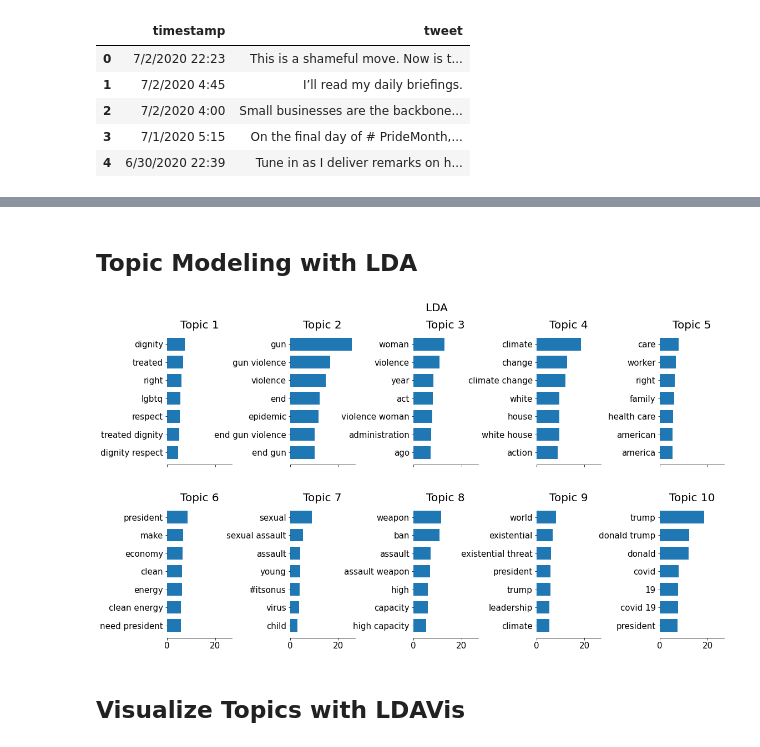
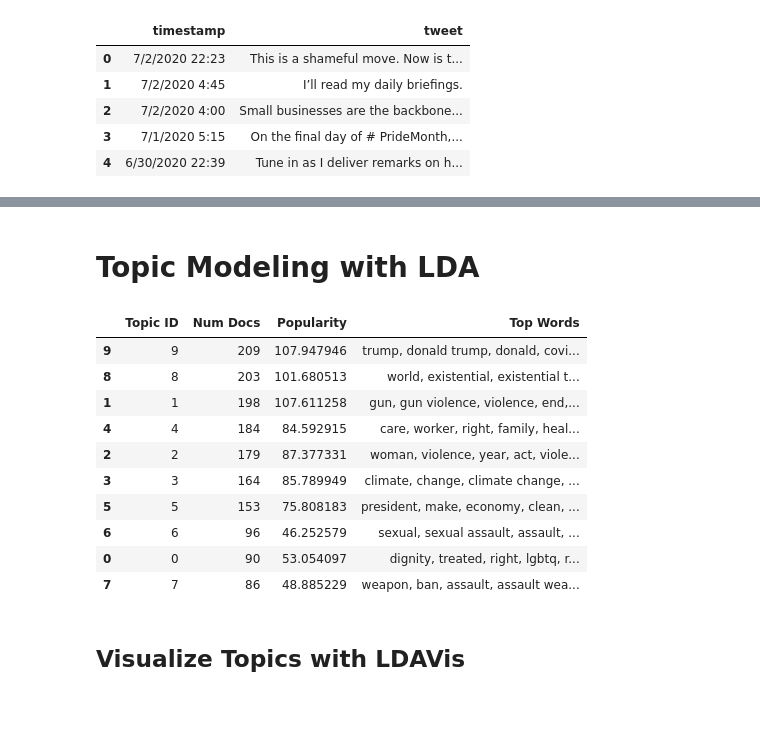
Before and after one commit to stepthom/NLP_course, a Jupyter notebook: topic_models/slides_topicmodeling_biden.ipynb, the cells around one changed output, grey strips where cells are left out. Saved outputs shown, nothing was run; the diff lists cells and outputs as text; code cells hidden in the pictures; blank space fills up the shorter version.

```diff
--- a/topic_models/slides_topicmodeling_biden.ipynb
+++ b/topic_models/slides_topicmodeling_biden.ipynb
@@ -89,6 +67,8 @@ import os
 
 from IPython.core.interactiveshell import InteractiveShell
 InteractiveShell.ast_node_interactivity = "all"
+# %%
+pd.set_option('display.max_colwidth', None)
 # %% [markdown]
 # Read in the Data
 # %%
@@ -287,5 +267,3 @@ def preprocesser(doc):
     doc = ' '.join([lemmer.lemmatize(w) for w in doc.split()])
 
     return doc
-# %%
-df['tweet_clean'] = df['tweet'].apply(preprocesser)
@@ -344,8 +306,28 @@ def plot_top_words(model, feature_names, n_top_words, title):
 
     plt.subplots_adjust(top=0.90, bottom=0.05, wspace=0.90, hspace=0.3)
     plt.show()
+
+def get_top_words(model, W, feature_names, n_top_words=7):
+    output = []
+    for topic_idx, topic in enumerate(model.components_):
+        top_words = [(feature_names[i]) for i in topic.argsort()[:-n_top_words - 1:-1]]
+        top_words = ', '.join(top_words)
+
+        # Metrics
+        support = (W[:,topic_idx]>0.05).sum()
+        weight = W[:,topic_idx].sum()
+
+        output.append({
+            "Topic ID": topic_idx,
+            "Num Docs": support,
+            "Popularity": weight,
+            "Top Words": top_words,
+        })
+
+    df = pd.DataFrame(output).sort_values(by=['Num Docs'], ascending=False)
+    return df
 # %% [markdown]
-## Topic Modeling with LDA
+# Topic Modeling with LDA
 # %%
 from sklearn.decomposition import LatentDirichletAllocation
 
@@ -357,11 +339,21 @@ lda = LatentDirichletAllocation(
     n_jobs=2,
     verbose=0,
     )
-lda = lda.fit(dtm)
+W = lda.fit_transform(dtm)
 # %%
-plot_top_words(lda, feature_names, 7, "LDA")
+get_top_words(lda, W, feature_names, 7)
 # %% [output]
-[figure, removed]
+|  | Topic ID | Num Docs | Popularity | Top Words |
+| 9 | 9 | 209 | 107.947946 | trump, donald trump, donald, covi... |
+| 8 | 8 | 203 | 101.680513 | world, existential, existential t... |
+| 1 | 1 | 198 | 107.611258 | gun, gun violence, violence, end,... |
+| 4 | 4 | 184 | 84.592915 | care, worker, right, family, heal... |
+| 2 | 2 | 179 | 87.377331 | woman, violence, year, act, viole... |
+| 3 | 3 | 164 | 85.789949 | climate, change, climate change, ... |
+| 5 | 5 | 153 | 75.808183 | president, make, economy, clean, ... |
+| 6 | 6 | 96 | 46.252579 | sexual, sexual assault, assault, ... |
+| 0 | 0 | 90 | 53.054097 | dignity, treated, right, lgbtq, r... |
+| 7 | 7 | 86 | 48.885229 | weapon, ban, assault, assault wea... |
 # %% [markdown]
 ## Visualize Topics with LDAVis
 # %%
```
Also changed, not shown: parts of 14 cells of this notebook.
